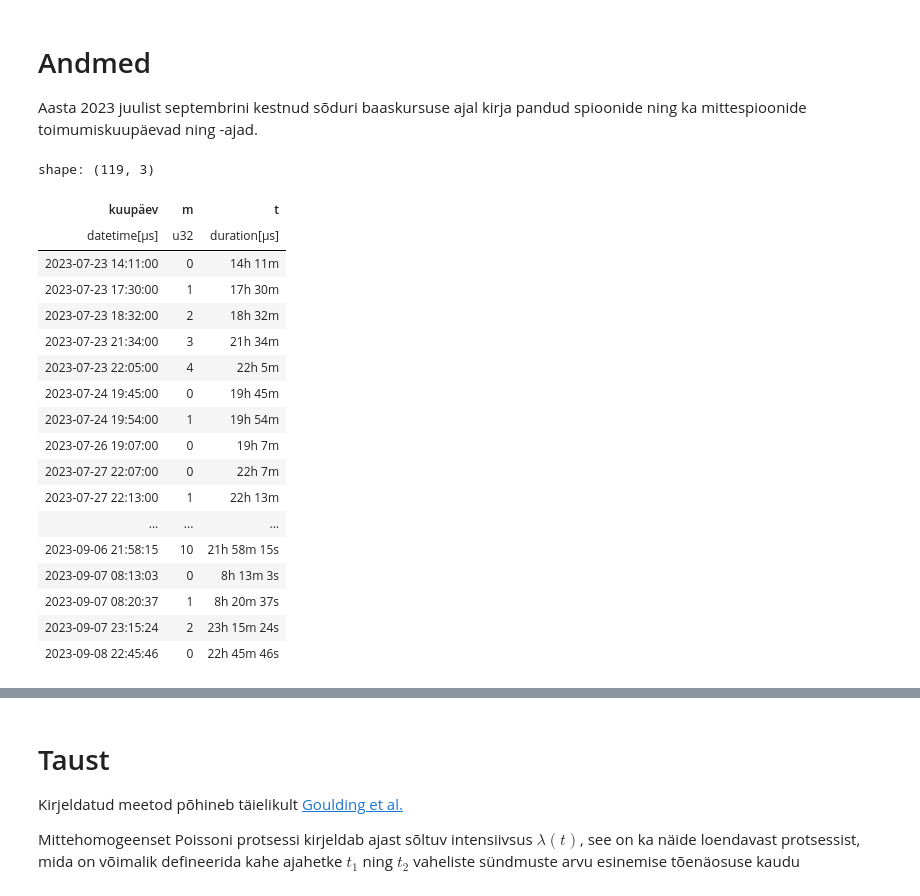
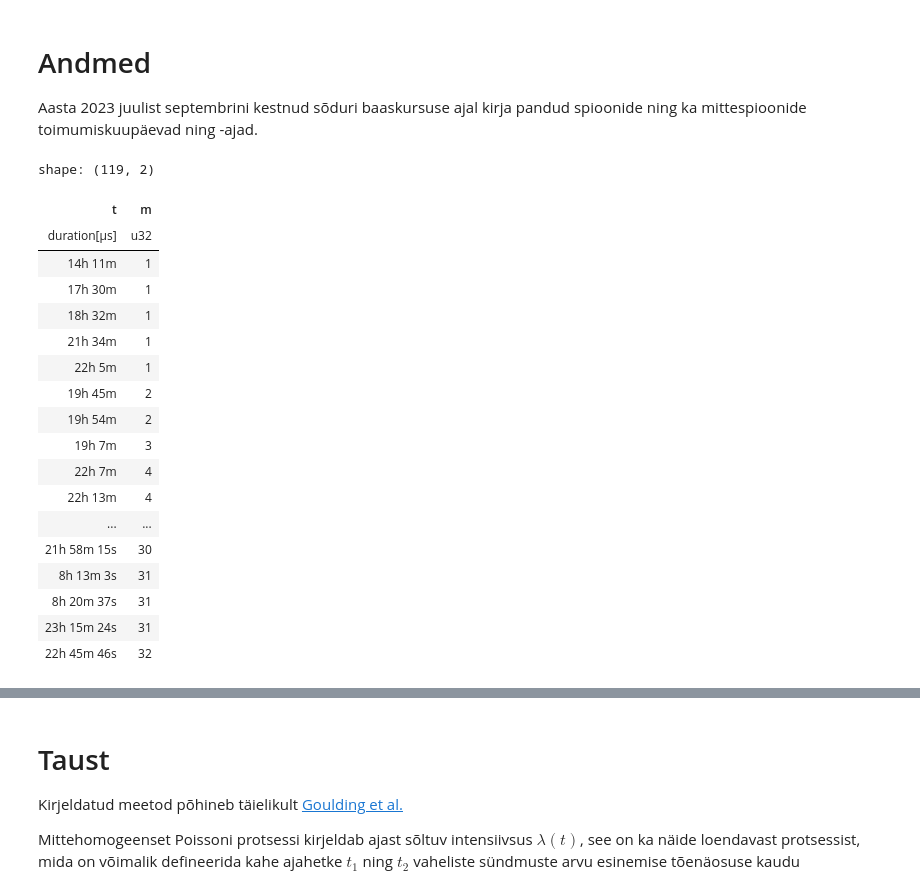
Before and after one commit to mart-mihkel/spioonid, a Jupyter notebook: mudel.ipynb, the cells around one changed output, grey strips where cells are left out. Cells and saved outputs as stored; diff of their text form; code cells hidden in the pictures.

```diff
--- a/mudel.ipynb
+++ b/mudel.ipynb
@@ -11,28 +11,28 @@ from scipy.optimize import minimize, root
 Aasta 2023 juulist septembrini kestnud sõduri baaskursuse ajal kirja pandud spioonide ning ka mittespioonide toimumiskuupäevad ning -ajad.
 # %%
 pl.read_csv('andmed/spioonid.csv', try_parse_dates=True).with_columns(
-    (pl.col('kuupäev') - pl.col('kuupäev').dt.strftime('%Y-%m-%d').str.strptime(pl.Datetime)).alias('t'),
-    pl.col('kuupäev').dt.ordinal_day().alias('m')).with_columns(
-    pl.col('m').cumcount().over('m').alias('m')
-)
+        (pl.col('kuupäev') - pl.col('kuupäev').dt.strftime('%Y-%m-%d').str.strptime(pl.Datetime)).alias('t'),
+        pl.col('kuupäev').dt.ordinal_day().alias('m')).with_columns(
+        pl.first('m').over(['t', 'm']).rank('dense').alias('m')
+    ).drop('kuupäev')
 # %% [output]
-shape: (119, 3)
+shape: (119, 2)
-| kuupäev | m | t |
-| datetime[μs] | u32 | duration[μs] |
-| 2023-07-23 14:11:00 | 0 | 14h 11m |
-| 2023-07-23 17:30:00 | 1 | 17h 30m |
-| 2023-07-23 18:32:00 | 2 | 18h 32m |
-| 2023-07-23 21:34:00 | 3 | 21h 34m |
-| 2023-07-23 22:05:00 | 4 | 22h 5m |
-| 2023-07-24 19:45:00 | 0 | 19h 45m |
-| 2023-07-24 19:54:00 | 1 | 19h 54m |
-| 2023-07-26 19:07:00 | 0 | 19h 7m |
-| 2023-07-27 22:07:00 | 0 | 22h 7m |
-| 2023-07-27 22:13:00 | 1 | 22h 13m |
-| ... | ... | ... |
-| 2023-09-06 21:58:15 | 10 | 21h 58m 15s |
-| 2023-09-07 08:13:03 | 0 | 8h 13m 3s |
-| 2023-09-07 08:20:37 | 1 | 8h 20m 37s |
-| 2023-09-07 23:15:24 | 2 | 23h 15m 24s |
-| 2023-09-08 22:45:46 | 0 | 22h 45m 46s |
+| t | m |
+| duration[μs] | u32 |
+| 14h 11m | 1 |
+| 17h 30m | 1 |
+| 18h 32m | 1 |
+| 21h 34m | 1 |
+| 22h 5m | 1 |
+| 19h 45m | 2 |
+| 19h 54m | 2 |
+| 19h 7m | 3 |
+| 22h 7m | 4 |
+| 22h 13m | 4 |
+| ... | ... |
+| 21h 58m 15s | 30 |
+| 8h 13m 3s | 31 |
+| 8h 20m 37s | 31 |
+| 23h 15m 24s | 31 |
+| 22h 45m 46s | 32 |
 # %%
```
Also changed, not shown: parts of 4 cells of this notebook.
